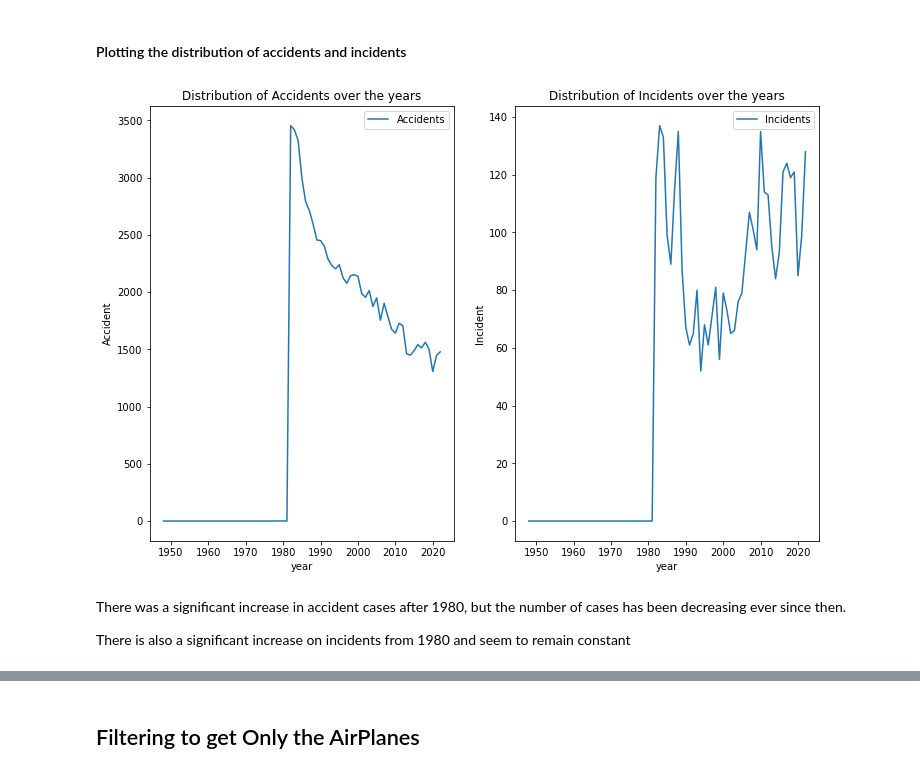
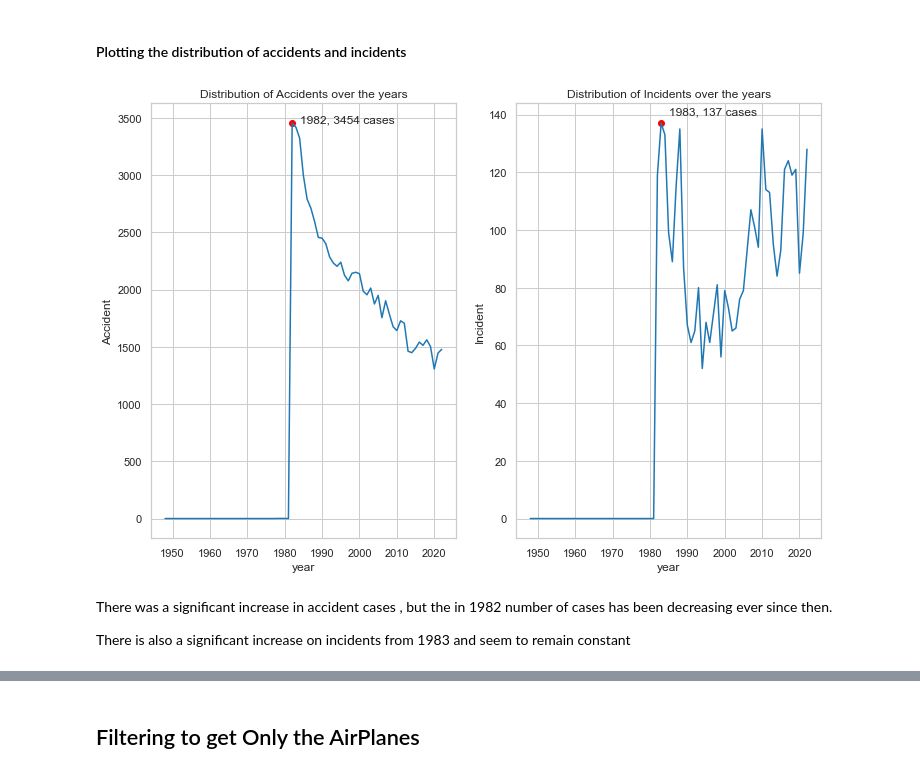
Before and after one commit to ericks-on/Aircraft_Risk_Analysis, a Jupyter notebook: index.ipynb, the cells around one changed output, grey strips where cells are left out. Drawn from its saved outputs; the diff is of its cells as text; code cells hidden in the pictures.

```diff
--- a/index.ipynb
+++ b/index.ipynb
@@ -476,35 +469,82 @@ We've just aggrregated to get the count of accidents and incidents per year
 #### Plotting the distribution of accidents and incidents
 # %%
 # plotting the distribution
+
+sns.set_context('notebook')
+sns.set_style('whitegrid')
 
 # creating the figure and axis
 fig, axes = plt.subplots(figsize=(12, 8), nrows=1, ncols=2)
 
 # Plotting Accidents
-sns.lineplot(
+accident_plot = sns.lineplot(
     data=accident_incident_years,
     x='year',
     y='Accident',
     label='Accidents',
-    ax=axes[0]
+    ax=axes[0],
+    legend=None
 )
 
 # plotting incidents
-sns.lineplot(
+incident_plot = sns.lineplot(
     data=accident_incident_years,
     x='year',
     y='Incident',
     label='Incidents',
-    ax=axes[1]
+    ax=axes[1],
+    legend=None
 )
 
+# Setting titles for both charts
 axes[0].set_title('Distribution of Accidents over the years')
 axes[1].set_title('Distribution of Incidents over the years')
 
-plt.legend();
+
+# finding the maximum number of accidents occurence
+max_x_accidents = accident_incident_years[
+    accident_incident_years['Accident'] == accident_incident_years['Accident'].max()
+]['year'].iloc[0]
+
+# finding the year with highest number of cases
+max_y_accidents = accident_incident_years['Accident'].max()
+
+# labelling the point in the accidents chart
+accident_plot.scatter(
+    max_x_accidents,
+    max_y_accidents,
+    color='red'
+)
+accident_plot.text(
+    max_x_accidents+2,
+    max_y_accidents+5,
+    f'{max_x_accidents}, {max_y_accidents} cases'
+)
+
+# finding the maximum number of incidents occurence
+max_x_incidents = accident_incident_years[
+    accident_incident_years['Incident'] == accident_incident_years['Incident'].max()
+]['year'].iloc[0]
+
+# finding the year with highest number of cases
+max_y_incidents = accident_incident_years['Incident'].max()
+
+# labelling the point in the incidents chart
+incident_plot.scatter(
+    max_x_incidents,
+    max_y_incidents,
+    color='red'
+)
+incident_plot.text(
+    max_x_incidents+2,
+    max_y_incidents+3,
+    f'{max_x_incidents}, {max_y_incidents} cases'
+)
+
+plt.show();
 # %% [output]
-[figure, old version]
+[figure, new version]
 # %% [markdown]
-There was a significant increase in accident cases after 1980, but the number of cases has been decreasing ever since then.
+There was a significant increase in accident cases , but the in 1982 number of cases has been decreasing ever since then.
 
-There is also a significant increase on incidents from 1980 and seem to remain constant
+There is also a significant increase on incidents from 1983 and seem to remain constant
```
Also changed, not shown: parts of 29 cells of this notebook.
